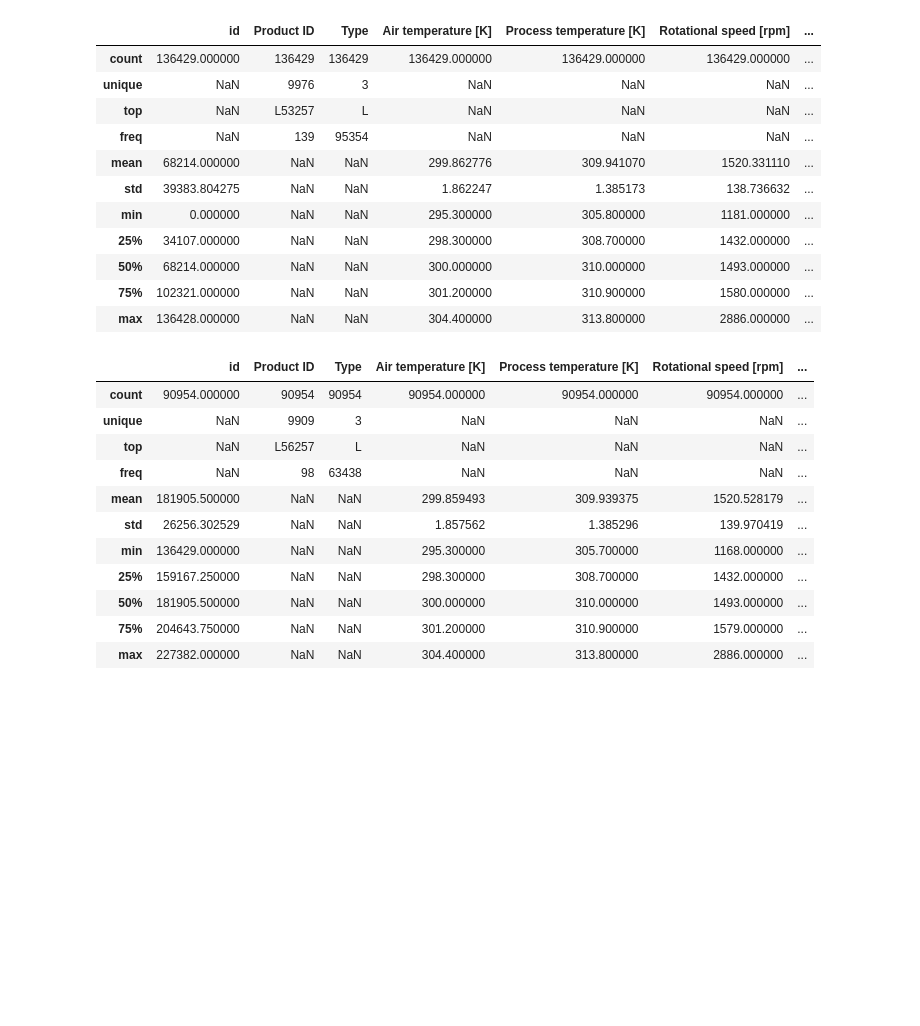
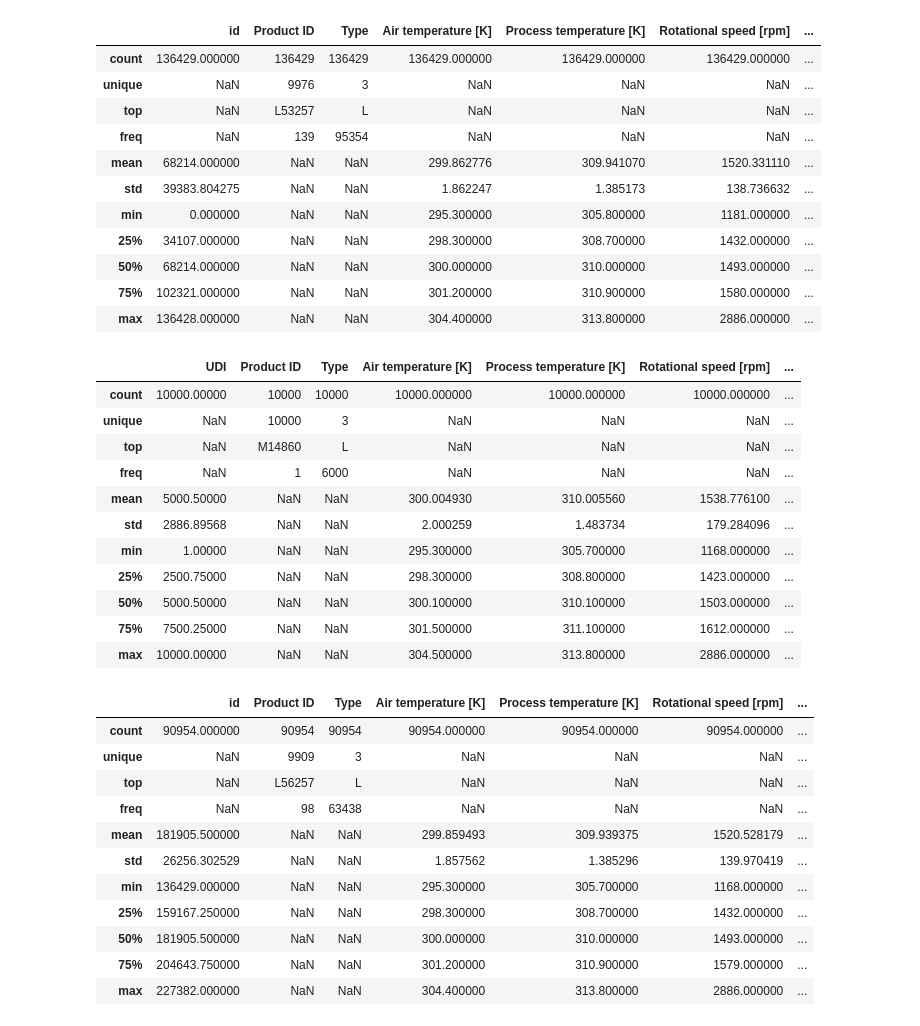
Before and after one commit to cozy-hn/Kaggle_baseline_ps_S3_E17, a Jupyter notebook: autogluon-baseline-ps-s3-e17.ipynb, the cells around one changed output. Drawn from its saved outputs; the diff is of its cells as text; code cells hidden in the pictures; blank space fills up the shorter version.

```diff
--- a/autogluon-baseline-ps-s3-e17.ipynb
+++ b/autogluon-baseline-ps-s3-e17.ipynb
@@ -44,6 +46,7 @@ import numpy as np
 # %%
 train = pd.read_csv('../input/playground-series-s3e17/train.csv')
 test = pd.read_csv('../input/playground-series-s3e17/test.csv')
+origin = pd.read_csv('../input/machine-failure-predictions/machine failure.csv')
 submission = pd.read_csv('../input/playground-series-s3e17/sample_submission.csv')
 # %%
 train.describe(include='all')
@@ -60,6 +63,21 @@ train.describe(include='all')
 | 50% | 68214.000000 | NaN | NaN | 300.000000 | 310.000000 | 1493.000000 | ... |
 | 75% | 102321.000000 | NaN | NaN | 301.200000 | 310.900000 | 1580.000000 | ... |
 | max | 136428.000000 | NaN | NaN | 304.400000 | 313.800000 | 2886.000000 | ... |
+# %%
+origin.describe(include='all')
+# %% [output]
+|  | UDI | Product ID | Type | Air temperature [K] | Process temperature [K] | Rotational speed [rpm] | ... |
+| count | 10000.00000 | 10000 | 10000 | 10000.000000 | 10000.000000 | 10000.000000 | ... |
+| unique | NaN | 10000 | 3 | NaN | NaN | NaN | ... |
+| top | NaN | M14860 | L | NaN | NaN | NaN | ... |
+| freq | NaN | 1 | 6000 | NaN | NaN | NaN | ... |
+| mean | 5000.50000 | NaN | NaN | 300.004930 | 310.005560 | 1538.776100 | ... |
+| std | 2886.89568 | NaN | NaN | 2.000259 | 1.483734 | 179.284096 | ... |
+| min | 1.00000 | NaN | NaN | 295.300000 | 305.700000 | 1168.000000 | ... |
+| 25% | 2500.75000 | NaN | NaN | 298.300000 | 308.800000 | 1423.000000 | ... |
+| 50% | 5000.50000 | NaN | NaN | 300.100000 | 310.100000 | 1503.000000 | ... |
+| 75% | 7500.25000 | NaN | NaN | 301.500000 | 311.100000 | 1612.000000 | ... |
+| max | 10000.00000 | NaN | NaN | 304.500000 | 313.800000 | 2886.000000 | ... |
 # %%
 test.describe(include='all')
 # %% [output]
```
Also changed, not shown: parts of 11 cells of this notebook.
